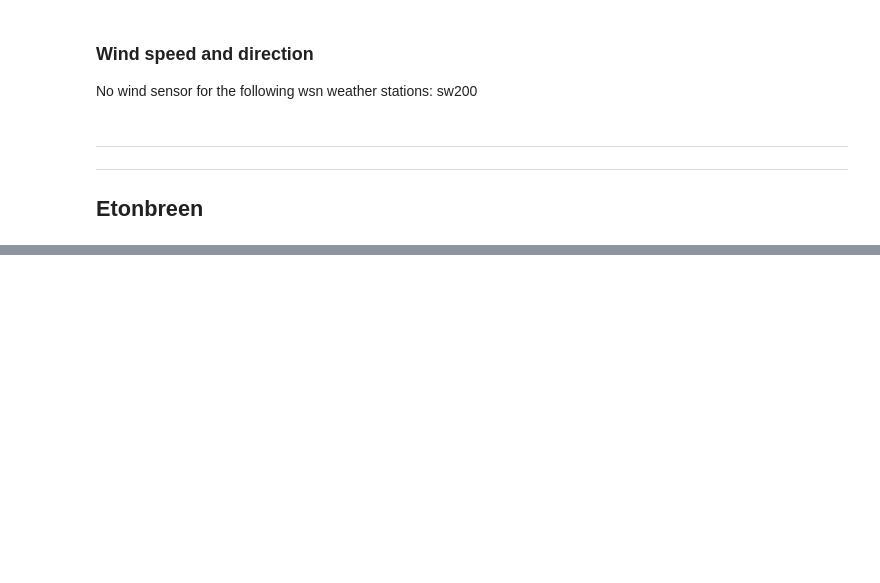
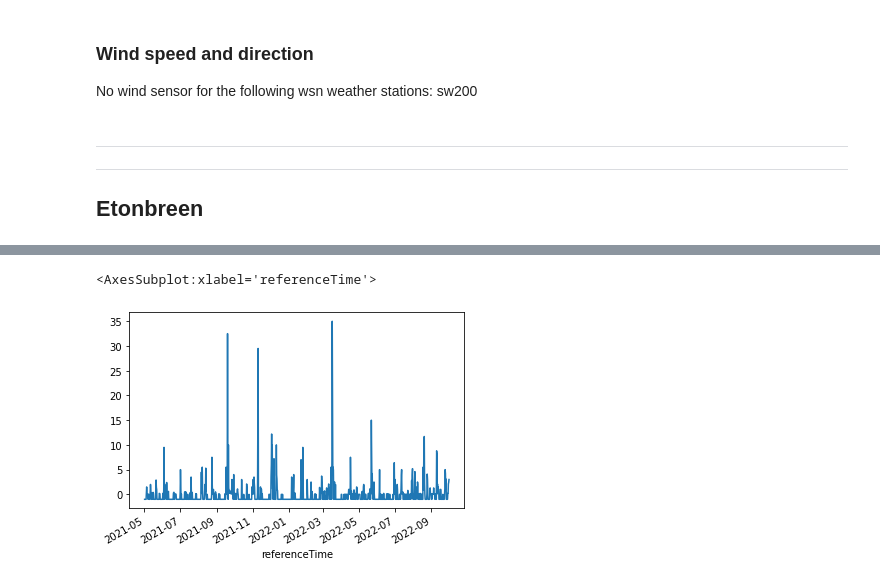
Before and after one commit to UiOHive/wsn_filters, a Jupyter notebook: plot_data_qc_netcdf.ipynb, the cells around one changed output, grey strips where cells are left out. Drawn from its saved outputs; the diff is of its cells as text; code cells hidden in the pictures; blank space fills up the shorter version.

Commit message:
2023 snow depth and comments added

```diff
--- a/plot_data_qc_netcdf.ipynb
+++ b/plot_data_qc_netcdf.ipynb
@@ -541,0 +658,3 @@ plt.show()
+# %%
+df=pd.json_normalize(data,record_path ='observations',meta='referenceTime')
+df
@@ -541,0 +675,10 @@ plt.show()
+# %%
+# These additional columns will be kept
+columns = ['referenceTime','elementId','value'] #,'unit','timeOffset'
+df2 = df[columns].copy()
+# Convert the time value to something Python understands
+df2['referenceTime'] = pd.to_datetime(df2['referenceTime'])
+#df2 = df2.set_index('referenceTime')
+
+# Preview the result
+df2.head()
@@ -541,0 +692,9 @@ plt.show()
+# %%
+df2=df2.pivot_table(index='referenceTime',columns='elementId',values='value')
+# %%
+#df2['surface_snow_thickness'].plot()
+#df2['air_temperature'].plot()
+df2['sum(precipitation_amount PT12H)'].plot()
+# %% [output]
+<AxesSubplot:xlabel='referenceTime'>
+[figure, added]
```
Also changed, not shown: parts of 13 cells of this notebook, 3 other files.
